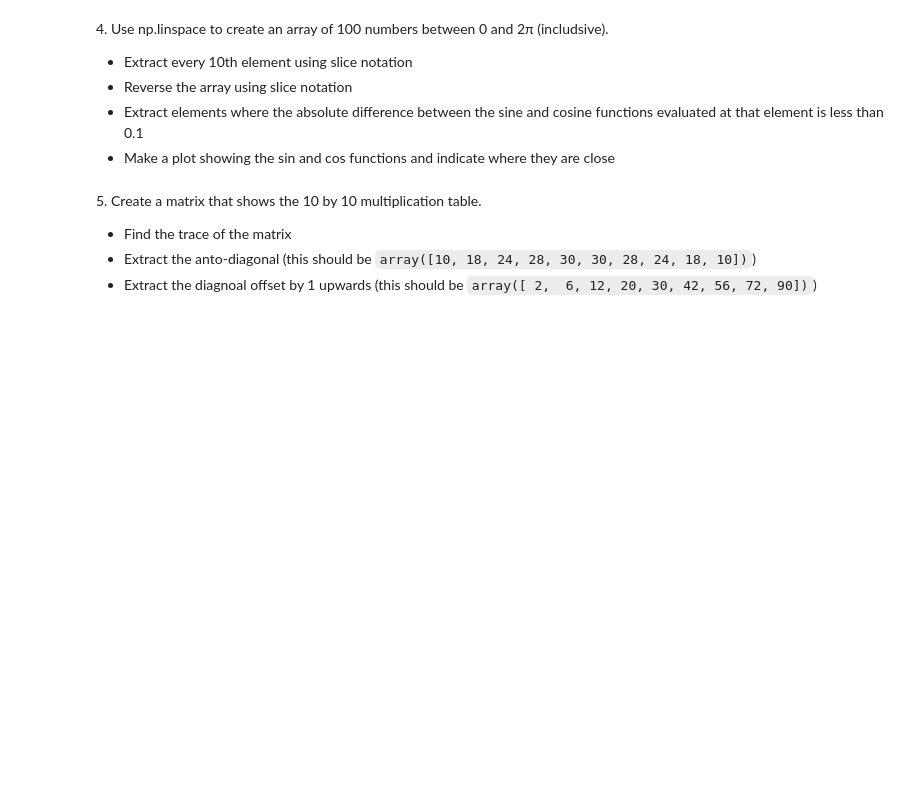
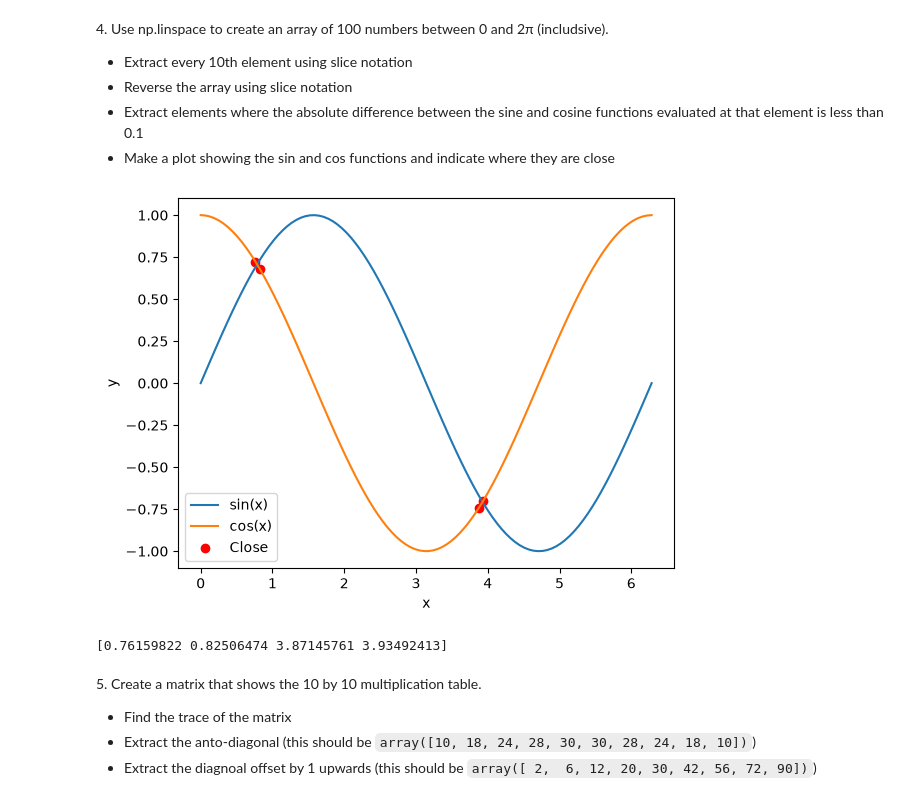
Before and after one commit to ximena01cn/LaboratoryOfComputationalPhysics_Y9, a Jupyter notebook: 04ex_Numpy.ipynb, the cells around one changed output. Drawn from its saved outputs; the diff is of its cells as text; code cells hidden in the pictures; blank space fills up the shorter version.

```diff
--- a/04ex_Numpy.ipynb
+++ b/04ex_Numpy.ipynb
@@ -121,6 +121,50 @@ print(m)
   * Reverse the array using slice notation
   * Extract elements where the absolute difference between the sine and cosine functions evaluated at that element is less than 0.1
   * Make a plot showing the sin and cos functions and indicate where they are close
+# %%
+# creamos array de 100 datos
+a = np.linspace(0, 2*np.pi, 100)
+
+# utilizando slice notation extrameos cada decimo elemento
+# array[inicio:final:paso], en donde icnio y final lo dejamos vacio y solo ponemos 10 en paso
+a_10 = a[::10]
+
+# -1 indica que queremos recorrer el indice en sentdio contrario
+a_reverse = a[::-1]
+
+
+# Primero calculamos sin y cos en los valores de a
+sin_a = np.sin(a)
+cos_a = np.cos(a)
+
+# toammos el valor absoluto de su difernecia
+difference = np.abs(sin_a - cos_a)
+
+# creamos una mascara para iadentificar los valores que sean menor a 0.1
+mask = difference < 0.1
+
+# aplicamos la mascara a a
+a_close = a[mask]
+
+# por ultimo graficamos
+import matplotlib.pyplot as plt
+
+plt.plot(a, sin_a, label='sin(x)')
+plt.plot(a, cos_a, label='cos(x)')
+
+# en este caso a_close, contiene los puntos mas cercanos entre sin y coseno dado que su difernecia es menor a 0.1
+# colocando los puntos rojos sobre la curva del coseno, pero únicamente en las posiciones donde ambas funciones son cercanas
+plt.scatter(a_close, np.cos(a_close), color='red', label='Close')
+
+plt.xlabel('x')
+plt.ylabel('y')
+plt.legend()
+plt.show()
+
+print(a_close)
+# %% [output]
+[figure, added]
+[0.76159822 0.82506474 3.87145761 3.93492413]
 # %% [markdown]
 5\. Create a matrix that shows the 10 by 10 multiplication table.
 
```
Also changed, not shown: parts of 5 cells of this notebook.
